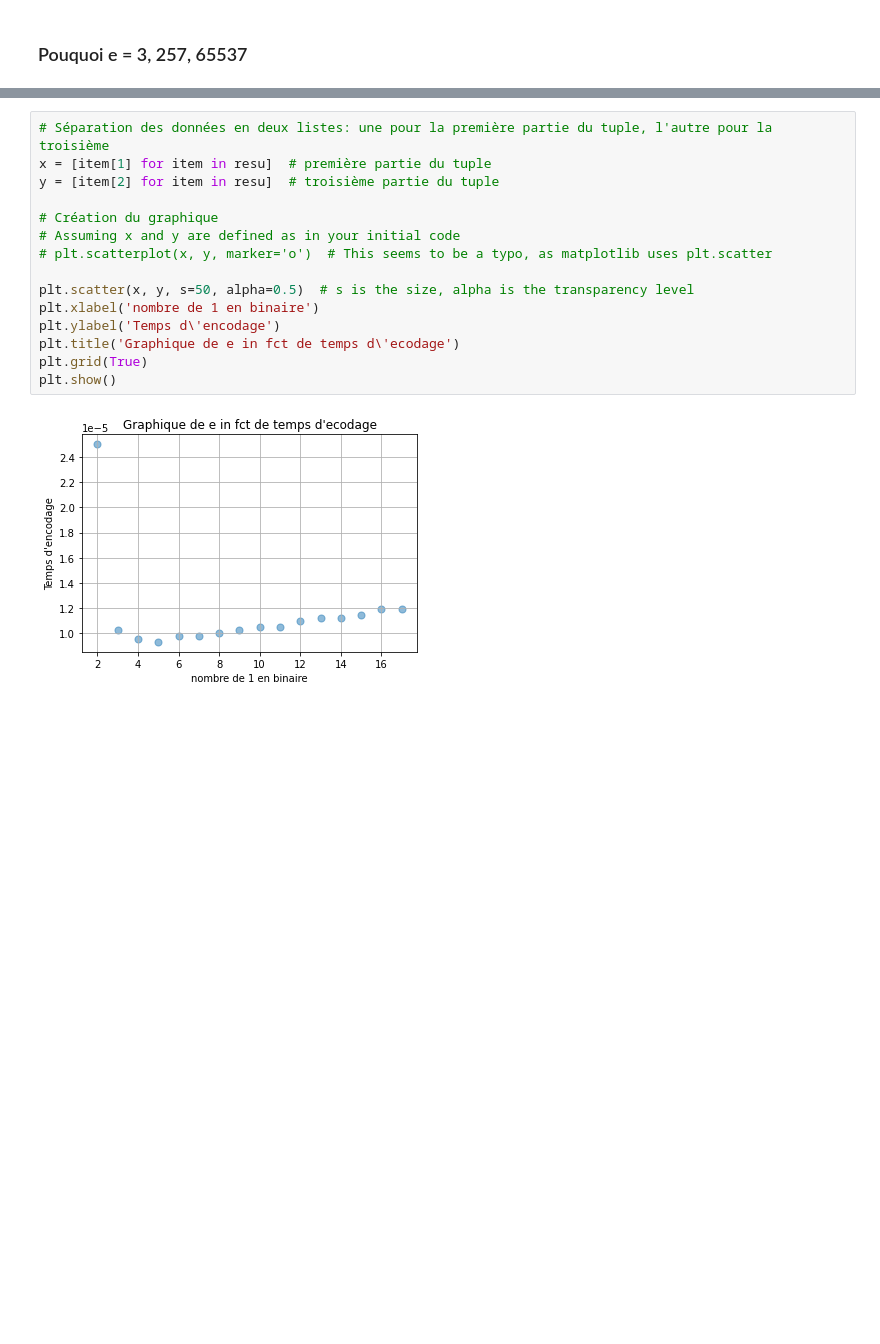
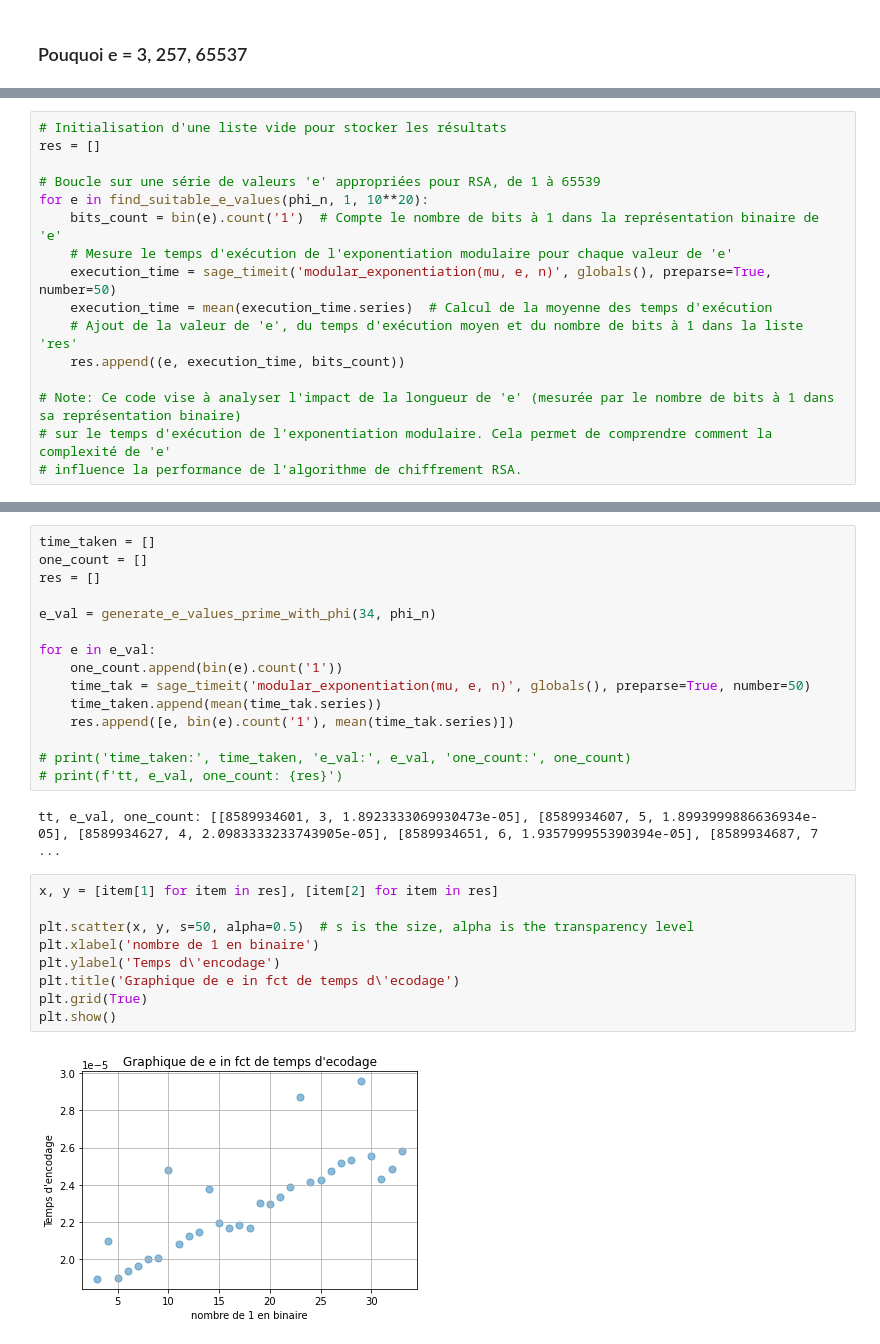
Before and after one commit to Yassmine2020/AttacksRSA, a Jupyter notebook: Diffusion large de messages.ipynb, the cells around one changed output, grey strips where cells are left out. Saved outputs shown, nothing was run; the diff lists cells and outputs as text; blank space fills up the shorter version.

```diff
--- a/Diffusion large de messages.ipynb
+++ b/Diffusion large de messages.ipynb
@@ -283,0 +298,16 @@ print(f'▶️ resu ', resu)
+# %%
+# Initialisation d'une liste vide pour stocker les résultats
+res = []
+
+# Boucle sur une série de valeurs 'e' appropriées pour RSA, de 1 à 65539
+for e in find_suitable_e_values(phi_n, 1, 10**20):
+    bits_count = bin(e).count('1')  # Compte le nombre de bits à 1 dans la représentation binaire de 'e'
+    # Mesure le temps d'exécution de l'exponentiation modulaire pour chaque valeur de 'e'
+    execution_time = sage_timeit('modular_exponentiation(mu, e, n)', globals(), preparse=True, number=50)
+    execution_time = mean(execution_time.series)  # Calcul de la moyenne des temps d'exécution
+    # Ajout de la valeur de 'e', du temps d'exécution moyen et du nombre de bits à 1 dans la liste 'res'
+    res.append((e, execution_time, bits_count))
+
+# Note: Ce code vise à analyser l'impact de la longueur de 'e' (mesurée par le nombre de bits à 1 dans sa représentation binaire)
+# sur le temps d'exécution de l'exponentiation modulaire. Cela permet de comprendre comment la complexité de 'e'
+# influence la performance de l'algorithme de chiffrement RSA.
@@ -284,17 +325,28 @@ print(f'▶️ resu ', resu)
+# %%
+time_taken = []
+one_count = []
+res = []
+
+e_val = generate_e_values_prime_with_phi(34, phi_n)
+
+for e in e_val:
+    one_count.append(bin(e).count('1'))
+    time_tak = sage_timeit('modular_exponentiation(mu, e, n)', globals(), preparse=True, number=50)
+    time_taken.append(mean(time_tak.series))
+    res.append([e, bin(e).count('1'), mean(time_tak.series)])
+
+# print('time_taken:', time_taken, 'e_val:', e_val, 'one_count:', one_count)
+# print(f'tt, e_val, one_count: {res}')
+# %% [output]
+tt, e_val, one_count: [[8589934601, 3, 1.8923333069930473e-05], [8589934607, 5, 1.8993999886636934e-05], [8589934627, 4, 2.0983333233743905e-05], [8589934651, 6, 1.935799955390394e-05], [8589934687, 7 ...
 # %%
-# Séparation des données en deux listes: une pour la première partie du tuple, l'autre pour la troisième
-x = [item[1] for item in resu]  # première partie du tuple
-y = [item[2] for item in resu]  # troisième partie du tuple
-
-# Création du graphique
-# Assuming x and y are defined as in your initial code
-# plt.scatterplot(x, y, marker='o')  # This seems to be a typo, as matplotlib uses plt.scatter
+x, y = [item[1] for item in res], [item[2] for item in res]
 
 plt.scatter(x, y, s=50, alpha=0.5)  # s is the size, alpha is the transparency level
 plt.xlabel('nombre de 1 en binaire')
 plt.ylabel('Temps d\'encodage')
 plt.title('Graphique de e in fct de temps d\'ecodage')
 plt.grid(True)
 plt.show()
 # %% [output]
-[figure, old version]
+[figure, new version]
```
Also changed, not shown: parts of 26 cells of this notebook.
